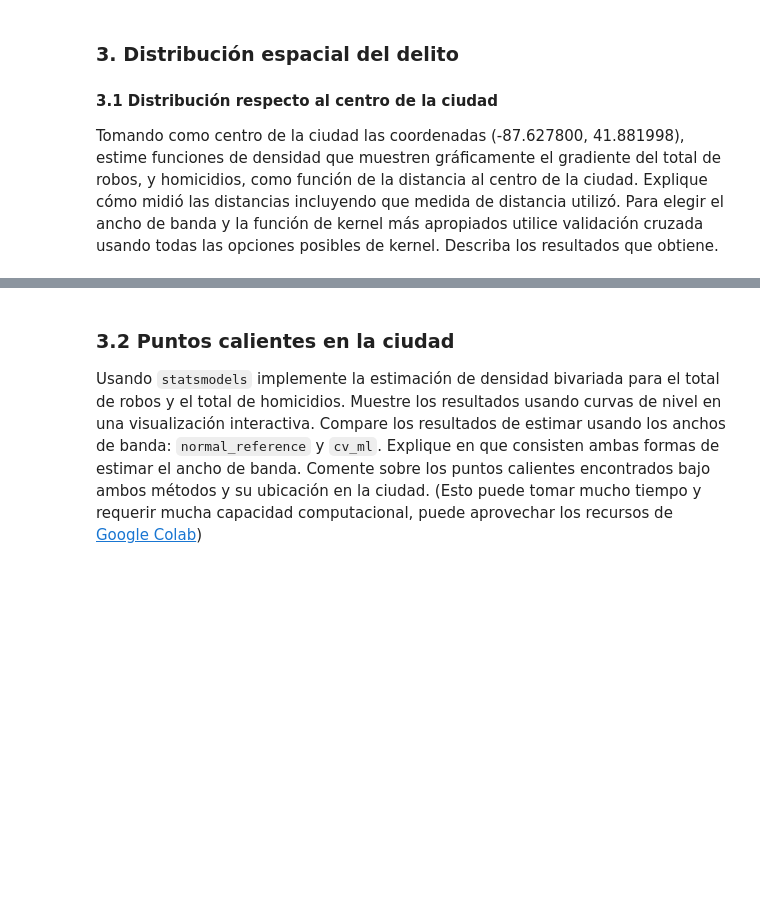
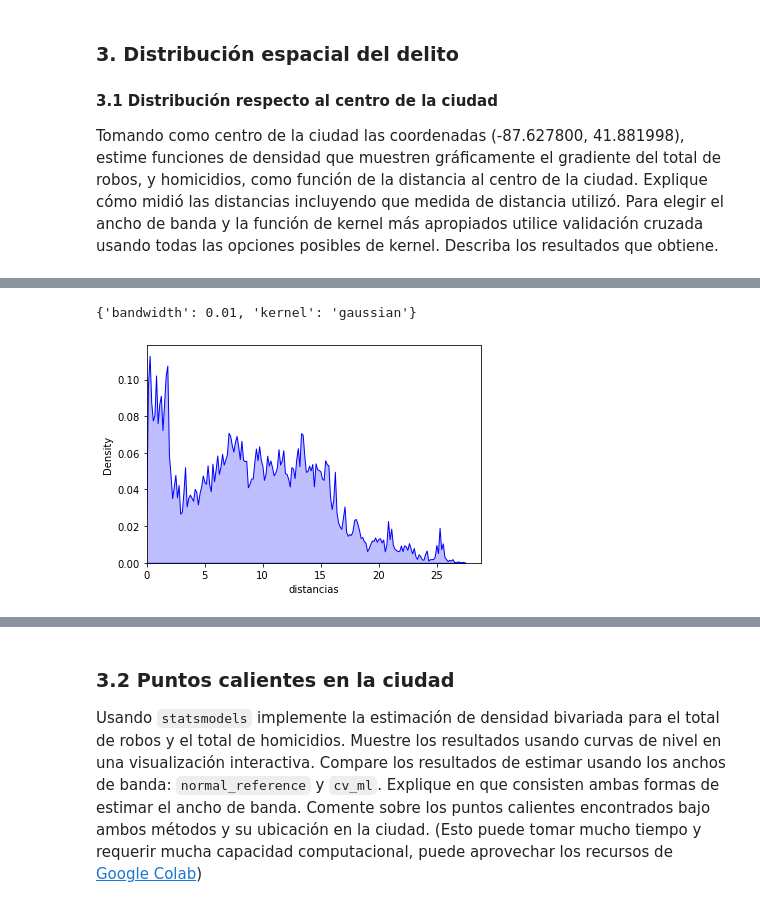
Before and after one commit to jddiaze/AprendizajeNoSupervisado, a Jupyter notebook: Semana7/S7_LC_Taller_Geograficos_KDE.ipynb, the cells around one changed output, grey strips where cells are left out. Cells and saved outputs as stored; diff of their text form; code cells hidden in the pictures; blank space fills up the shorter version.

```diff
--- a/Semana7/S7_LC_Taller_Geograficos_KDE.ipynb
+++ b/Semana7/S7_LC_Taller_Geograficos_KDE.ipynb
@@ -339,0 +437,12 @@ plt.show()
+# %%
+## Se verifican los mejores parametros encontrados
+gridCV.best_params_
+# %% [output]
+{'bandwidth': 0.01, 'kernel': 'gaussian'}
+# %%
+## Se gráfica la densidad
+sns.kdeplot(df_robo_y_homicidios['distancias'], shade=True, bw=0.01, kernel='gaussian', color="blue")
+plt.xlim(0, None)
+plt.show()
+# %% [output]
+[figure, added]
```
Also changed, not shown: parts of 13 cells of this notebook.
